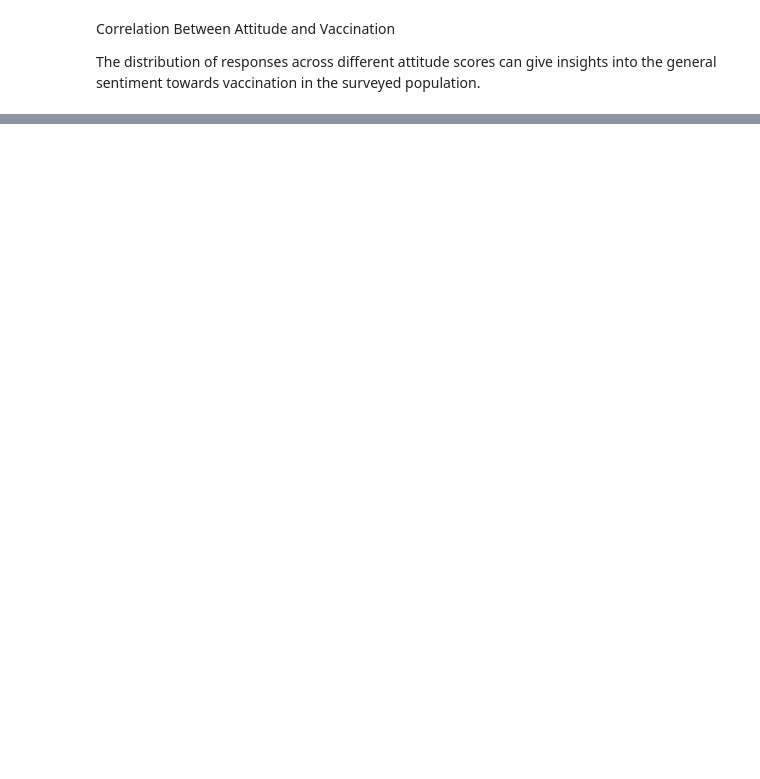
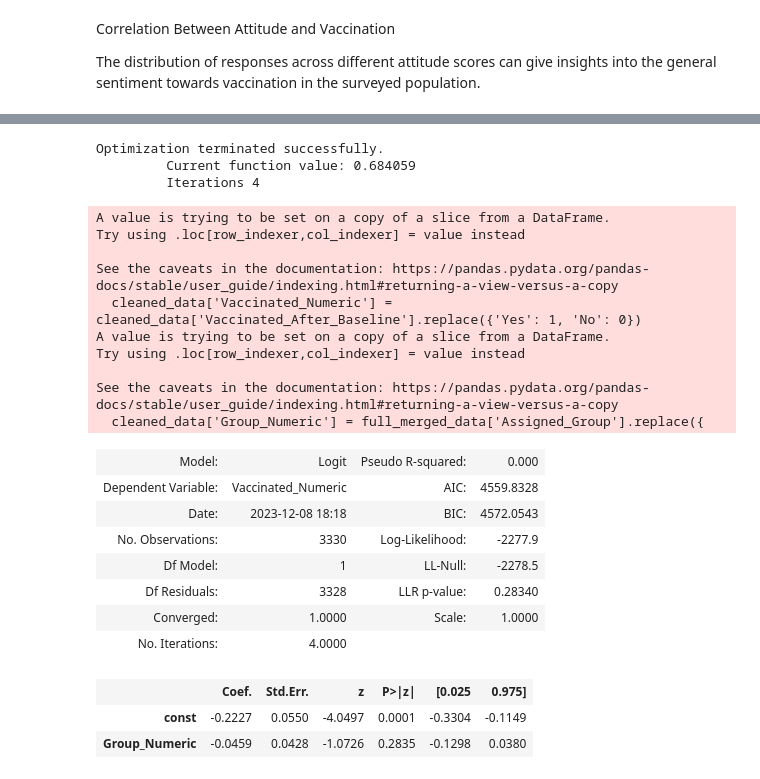
Before and after one commit to yujie-xue/Coding-task_pre-doc_UIUC, a Jupyter notebook: Output.ipynb, the cells around one changed output, grey strips where cells are left out. Cells and saved outputs as stored; diff of their text form; code cells hidden in the pictures; blank space fills up the shorter version.

```diff
--- a/Output.ipynb
+++ b/Output.ipynb
@@ -44,10 +43,10 @@ Correlation Between Attitude and Vaccination
 The distribution of responses across different attitude scores can give insights into the general sentiment towards vaccination in the surveyed population.
 # %%
 # Convert 'Vaccinated_After_Baseline' to numeric values: 'Yes' -> 1, 'No' -> 0
-full_merged_data['Vaccinated_Numeric'] = full_merged_data['Vaccinated_After_Baseline'].replace({'Yes': 1, 'No': 0})
+cleaned_data['Vaccinated_Numeric'] = cleaned_data['Vaccinated_After_Baseline'].replace({'Yes': 1, 'No': 0})
 
 # Now perform the groupby and aggregation
-age_group_analysis = full_merged_data.groupby('Age').agg({'Vaccinated_Numeric': 'mean'})
-gender_analysis = full_merged_data.groupby('Gender').agg({'Vaccinated_Numeric': 'mean'})
-race_analysis = full_merged_data.groupby('Race').agg({'Vaccinated_Numeric': 'mean'})
-employment_status_analysis = full_merged_data.groupby('Employment_Status').agg({'Vaccinated_Numeric': 'mean'})
+age_group_analysis = cleaned_data.groupby('Age').agg({'Vaccinated_Numeric': 'mean'})
+gender_analysis = cleaned_data.groupby('Gender').agg({'Vaccinated_Numeric': 'mean'})
+race_analysis = cleaned_data.groupby('Race').agg({'Vaccinated_Numeric': 'mean'})
+employment_status_analysis = cleaned_data.groupby('Employment_Status').agg({'Vaccinated_Numeric': 'mean'})
@@ -192,15 +197,50 @@ vaccination_effectiveness = full_merged_data.groupby('Assigned_Group')['Vaccinat
  Name: Vaccinated_After_Baseline, dtype: float64)
 # %%
+import statsmodels.api as sm
+
+# Remove rows where 'Vaccinated_After_Baseline' is nan
+cleaned_data = full_merged_data.dropna()
+
 # Re-convert to ensure only 0s and 1s
 cleaned_data['Vaccinated_Numeric'] = cleaned_data['Vaccinated_After_Baseline'].replace({'Yes': 1, 'No': 0})
+cleaned_data['Group_Numeric'] = full_merged_data['Assigned_Group'].replace({
+    'Control': 0,
+    'Emotion Ad': 1,
+    'Reason Ad': 2
+})
 
 # Re-run the logistic regression with the cleaned data
 X_cleaned = cleaned_data[['Group_Numeric']]  # Independent variable
 y_cleaned = cleaned_data['Vaccinated_Numeric']  # Dependent variable
 
 X_cleaned = sm.add_constant(X_cleaned)
 logit_model_cleaned = sm.Logit(y_cleaned, X_cleaned)
 result_cleaned = logit_model_cleaned.fit()
 
 logit_summary_cleaned = result_cleaned.summary2()
 logit_summary_cleaned
+# %% [output]
+Optimization terminated successfully.
+         Current function value: 0.684059
+         Iterations 4
+A value is trying to be set on a copy of a slice from a DataFrame.
+Try using .loc[row_indexer,col_indexer] = value instead
+
+See the caveats in the documentation: https://pandas.pydata.org/pandas-docs/stable/user_guide/indexing.html#returning-a-view-versus-a-copy
+  cleaned_data['Vaccinated_Numeric'] = cleaned_data['Vaccinated_After_Baseline'].replace({'Yes': 1, 'No': 0})
+A value is trying to be set on a copy of a slice from a DataFrame.
+Try using .loc[row_indexer,col_indexer] = value instead
+
+See the caveats in the documentation: https://pandas.pydata.org/pandas-docs/stable/user_guide/indexing.html#returning-a-view-versus-a-copy
+  cleaned_data['Group_Numeric'] = full_merged_data['Assigned_Group'].replace({
+| Model: | Logit | Pseudo R-squared: | 0.000 |
+| Dependent Variable: | Vaccinated_Numeric | AIC: | 4559.8328 |
+| Date: | 2023-12-08 18:18 | BIC: | 4572.0543 |
+| No. Observations: | 3330 | Log-Likelihood: | -2277.9 |
+| Df Model: | 1 | LL-Null: | -2278.5 |
+| Df Residuals: | 3328 | LLR p-value: | 0.28340 |
+| Converged: | 1.0000 | Scale: | 1.0000 |
+| No. Iterations: | 4.0000 |  |  |
+|  | Coef. | Std.Err. | z | P>|z| | [0.025 | 0.975] |
+| const | -0.2227 | 0.0550 | -4.0497 | 0.0001 | -0.3304 | -0.1149 |
+| Group_Numeric | -0.0459 | 0.0428 | -1.0726 | 0.2835 | -0.1298 | 0.0380 |
```
Also changed, not shown: parts of 9 cells of this notebook, 3 other files.
